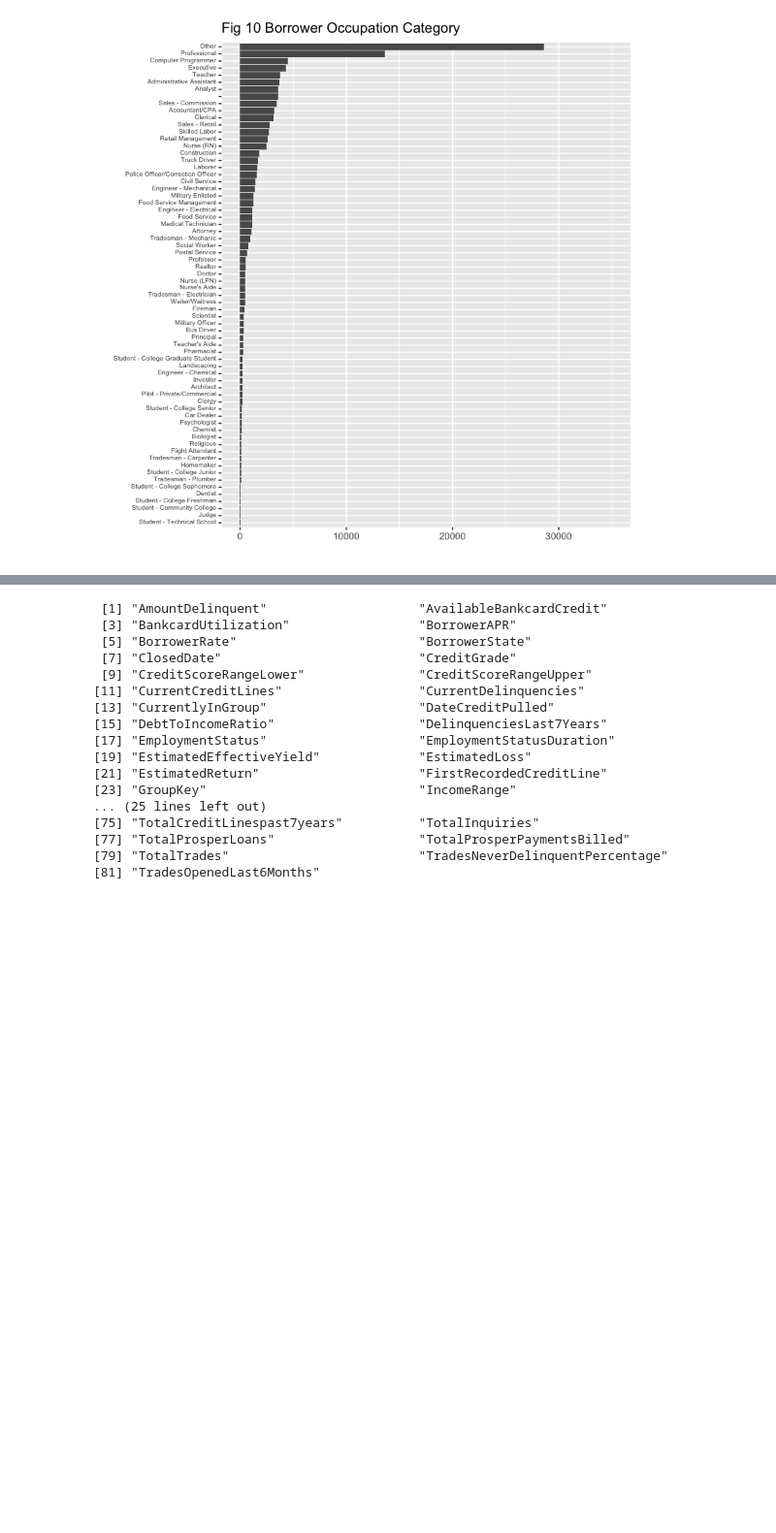
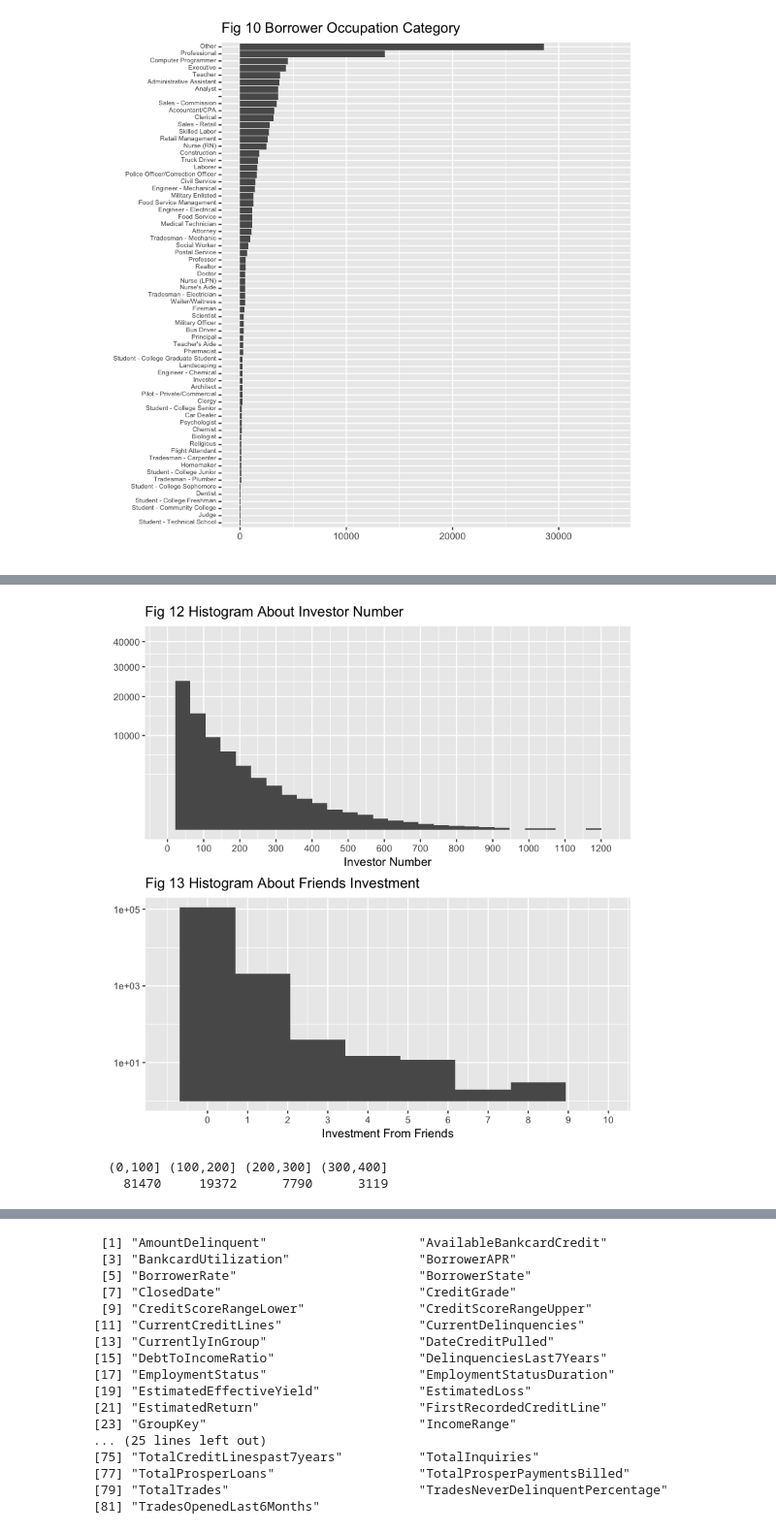
Before and after one commit to ZenRay/DataAnalysisAndSummary, a Jupyter notebook: ProsperEDA.ipynb, the cells around one changed output, grey strips where cells are left out. Shown at 97% size. Cells and saved outputs as stored; diff of their text form; code cells hidden in the pictures; blank space fills up the shorter version.

```diff
--- a/ProsperEDA.ipynb
+++ b/ProsperEDA.ipynb
@@ -291,0 +324,14 @@ ggplot(aes(reorder(Occupation, rep(1, length(Occupation)), sum)), data=subset(ra
+# %%
+# information about lender
+p1 <- ggplot(aes(Investors), data=rawprosper) +
+    geom_histogram(bins=30) +
+    scale_y_sqrt() +
+    labs(x="Investor Number", y="", title="Fig 12 Histogram About Investor Number") +
+    scale_x_continuous(limits=c(-1, 1220), breaks=seq(0, 1220, 100))
+p2 <- ggplot(aes(InvestmentFromFriendsCount), data=rawprosper) +
+    geom_histogram(bins=9) +
+    scale_y_log10() +
+    labs(x="Investment From Friends", y="", title="Fig 13 Histogram About Friends Investment") +
+    scale_x_continuous(limits=c(-1, 10), breaks=seq(0, 10, 1))
+grid.arrange(p1, p2, ncol=1)
+# %% [output]
@@ -291,0 +343,7 @@ ggplot(aes(reorder(Occupation, rep(1, length(Occupation)), sum)), data=subset(ra
+[figure, added]
+# %%
+# investor number in different
+table(cut(rawprosper$Investors, breaks=seq(0, 400, 100)))
+# %% [output]
+  (0,100] (100,200] (200,300] (300,400]
+    81470     19372      7790      3119
```
Also changed, not shown: parts of 16 cells of this notebook.
